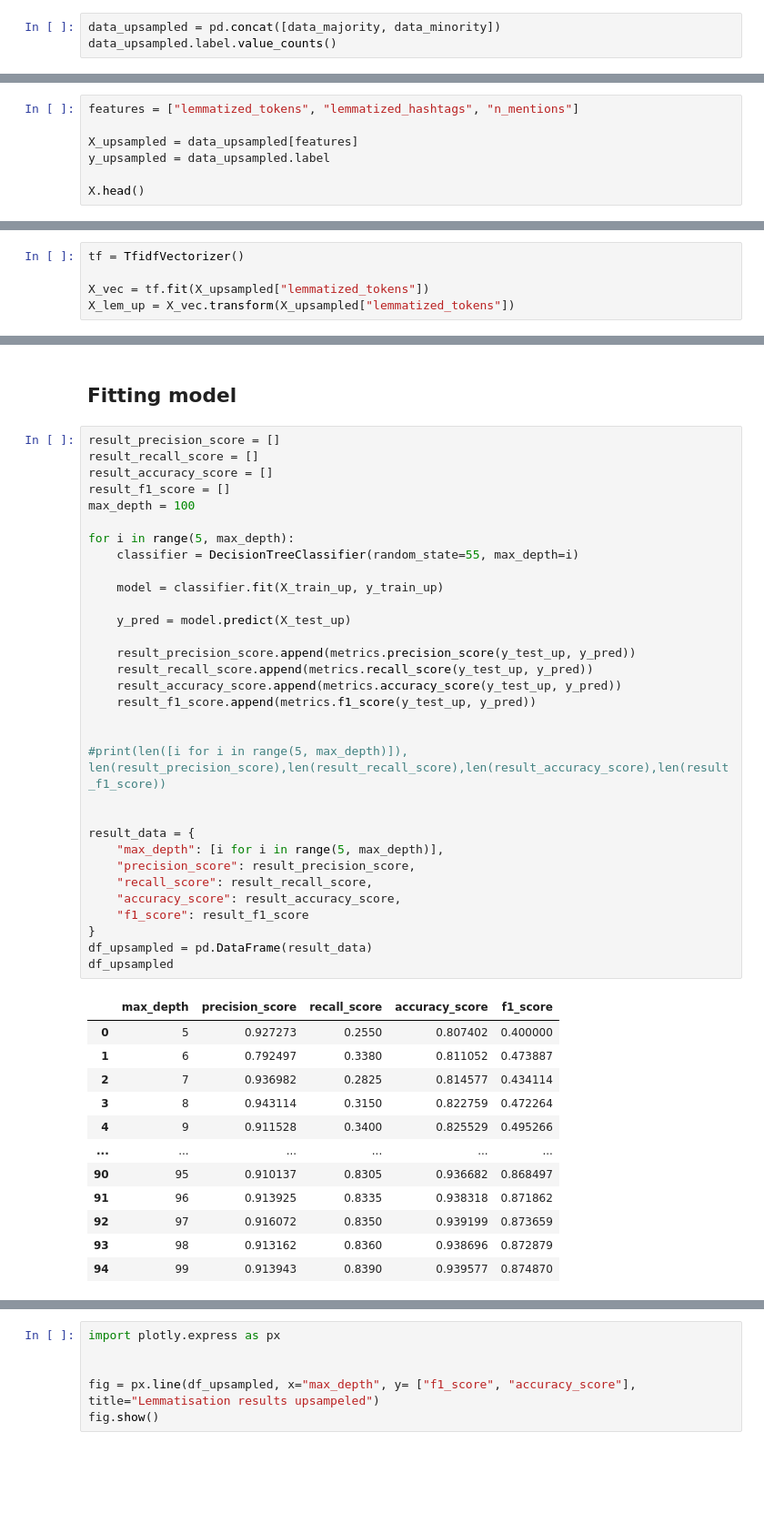
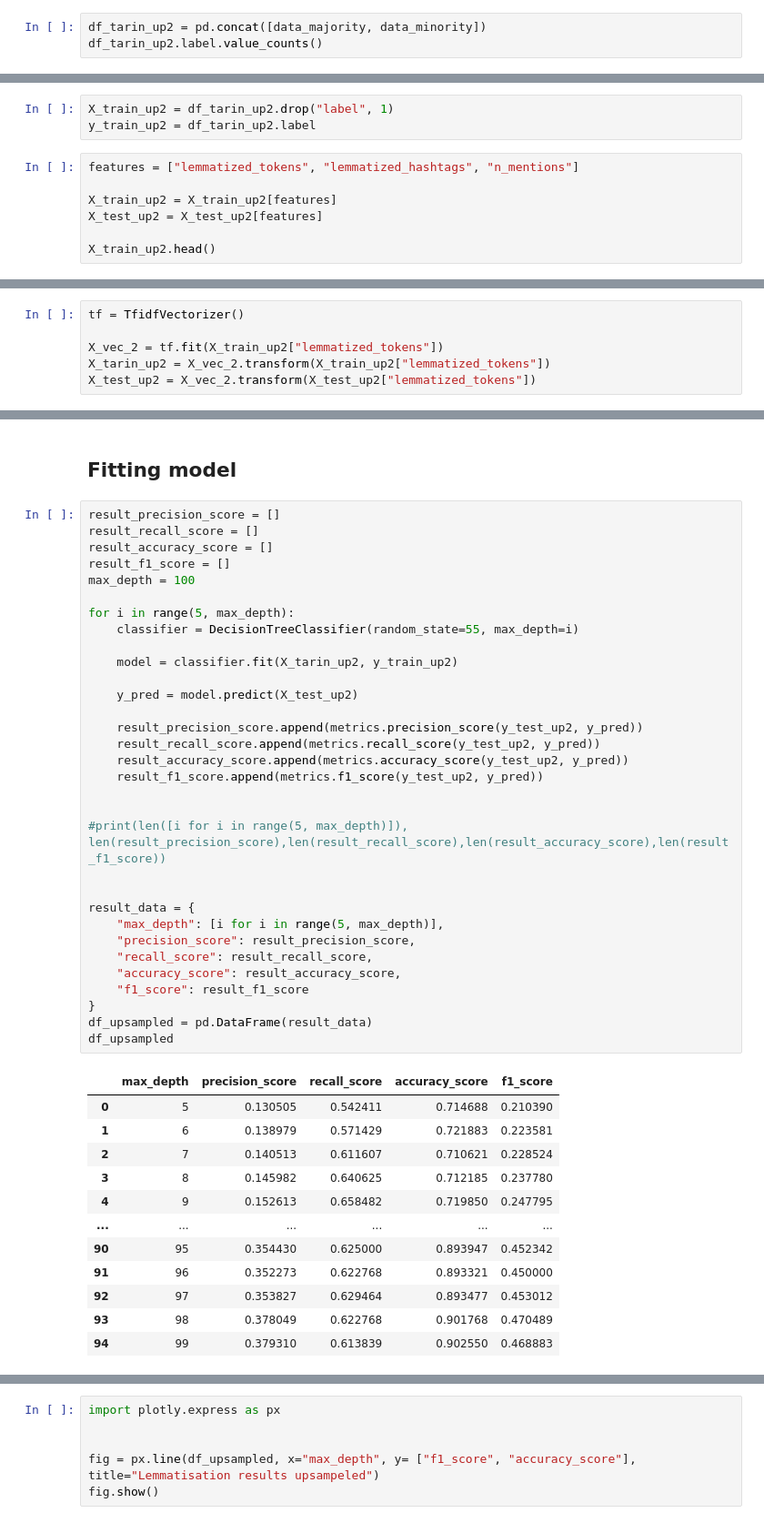
Before and after one commit to Aaron9812/Data_mining, a Jupyter notebook: src/models/decision_tree.ipynb, the cells around one changed output, grey strips where cells are left out. Shown: that part at 91% size. Cells and saved outputs as stored; diff of their text form; blank space fills up the shorter version.

```diff
--- a/src/models/decision_tree.ipynb
+++ b/src/models/decision_tree.ipynb
@@ -181,6 +199,6 @@ data_minority = resample(data_minority, replace = True, n_samples=10000, random_
 # %% [markdown]
 Combine the classes
 # %%
-data_upsampled = pd.concat([data_majority, data_minority])
-data_upsampled.label.value_counts()
+df_tarin_up2 = pd.concat([data_majority, data_minority])
+df_tarin_up2.label.value_counts()
 # %% [output]
@@ -199,9 +217,12 @@ data_upsampled.head()
+# %%
+X_train_up2 = df_tarin_up2.drop("label", 1)
+y_train_up2 = df_tarin_up2.label
 # %%
 features = ["lemmatized_tokens", "lemmatized_hashtags", "n_mentions"]
 
-X_upsampled = data_upsampled[features]
-y_upsampled = data_upsampled.label
+X_train_up2 = X_train_up2[features]
+X_test_up2 = X_test_up2[features]
 
-X.head()
+X_train_up2.head()
 # %% [output]
 |  | lemmatized_tokens | lemmatized_hashtags | n_mentions |
@@ -219,6 +240,7 @@ X_upsampled.shape
 # %%
 tf = TfidfVectorizer()
 
-X_vec = tf.fit(X_upsampled["lemmatized_tokens"])
-X_lem_up = X_vec.transform(X_upsampled["lemmatized_tokens"])
+X_vec_2 = tf.fit(X_train_up2["lemmatized_tokens"])
+X_tarin_up2 = X_vec_2.transform(X_train_up2["lemmatized_tokens"])
+X_test_up2 = X_vec_2.transform(X_test_up2["lemmatized_tokens"])
 # %%
@@ -240,48 +252,48 @@ Shape X_test (7944, 40603)
 # %%
 result_precision_score = []
 result_recall_score = []
 result_accuracy_score = []
 result_f1_score = []
 max_depth = 100
 
 for i in range(5, max_depth):
     classifier = DecisionTreeClassifier(random_state=55, max_depth=i)
 
-    model = classifier.fit(X_train_up, y_train_up)
+    model = classifier.fit(X_tarin_up2, y_train_up2)
 
-    y_pred = model.predict(X_test_up)
+    y_pred = model.predict(X_test_up2)
 
-    result_precision_score.append(metrics.precision_score(y_test_up, y_pred))
-    result_recall_score.append(metrics.recall_score(y_test_up, y_pred))
-    result_accuracy_score.append(metrics.accuracy_score(y_test_up, y_pred))
-    result_f1_score.append(metrics.f1_score(y_test_up, y_pred))
+    result_precision_score.append(metrics.precision_score(y_test_up2, y_pred))
+    result_recall_score.append(metrics.recall_score(y_test_up2, y_pred))
+    result_accuracy_score.append(metrics.accuracy_score(y_test_up2, y_pred))
+    result_f1_score.append(metrics.f1_score(y_test_up2, y_pred))
 
 
 #print(len([i for i in range(5, max_depth)]), len(result_precision_score),len(result_recall_score),len(result_accuracy_score),len(result_f1_score))
 
 
 result_data = {
     "max_depth": [i for i in range(5, max_depth)],
     "precision_score": result_precision_score,
     "recall_score": result_recall_score,
     "accuracy_score": result_accuracy_score,
     "f1_score": result_f1_score
 }
 df_upsampled = pd.DataFrame(result_data)
 df_upsampled
 # %% [output]
 |  | max_depth | precision_score | recall_score | accuracy_score | f1_score |
-| 0 | 5 | 0.927273 | 0.2550 | 0.807402 | 0.400000 |
-| 1 | 6 | 0.792497 | 0.3380 | 0.811052 | 0.473887 |
-| 2 | 7 | 0.936982 | 0.2825 | 0.814577 | 0.434114 |
-| 3 | 8 | 0.943114 | 0.3150 | 0.822759 | 0.472264 |
-| 4 | 9 | 0.911528 | 0.3400 | 0.825529 | 0.495266 |
+| 0 | 5 | 0.130505 | 0.542411 | 0.714688 | 0.210390 |
+| 1 | 6 | 0.138979 | 0.571429 | 0.721883 | 0.223581 |
+| 2 | 7 | 0.140513 | 0.611607 | 0.710621 | 0.228524 |
+| 3 | 8 | 0.145982 | 0.640625 | 0.712185 | 0.237780 |
+| 4 | 9 | 0.152613 | 0.658482 | 0.719850 | 0.247795 |
 | ... | ... | ... | ... | ... | ... |
-| 90 | 95 | 0.910137 | 0.8305 | 0.936682 | 0.868497 |
-| 91 | 96 | 0.913925 | 0.8335 | 0.938318 | 0.871862 |
-| 92 | 97 | 0.916072 | 0.8350 | 0.939199 | 0.873659 |
-| 93 | 98 | 0.913162 | 0.8360 | 0.938696 | 0.872879 |
-| 94 | 99 | 0.913943 | 0.8390 | 0.939577 | 0.874870 |
+| 90 | 95 | 0.354430 | 0.625000 | 0.893947 | 0.452342 |
+| 91 | 96 | 0.352273 | 0.622768 | 0.893321 | 0.450000 |
+| 92 | 97 | 0.353827 | 0.629464 | 0.893477 | 0.453012 |
+| 93 | 98 | 0.378049 | 0.622768 | 0.901768 | 0.470489 |
+| 94 | 99 | 0.379310 | 0.613839 | 0.902550 | 0.468883 |
 95 rows × 5 columns
 # %%
 import plotly.express as px
```
Also changed, not shown: parts of 22 cells of this notebook, 3 other files.
